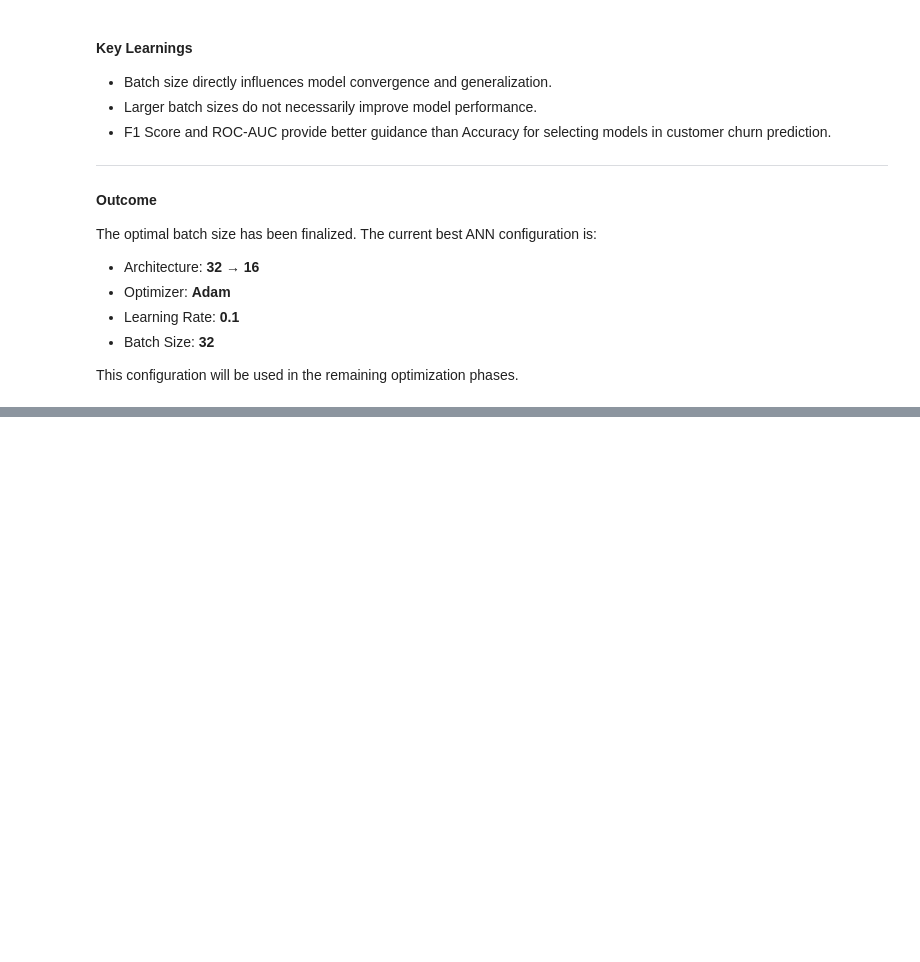
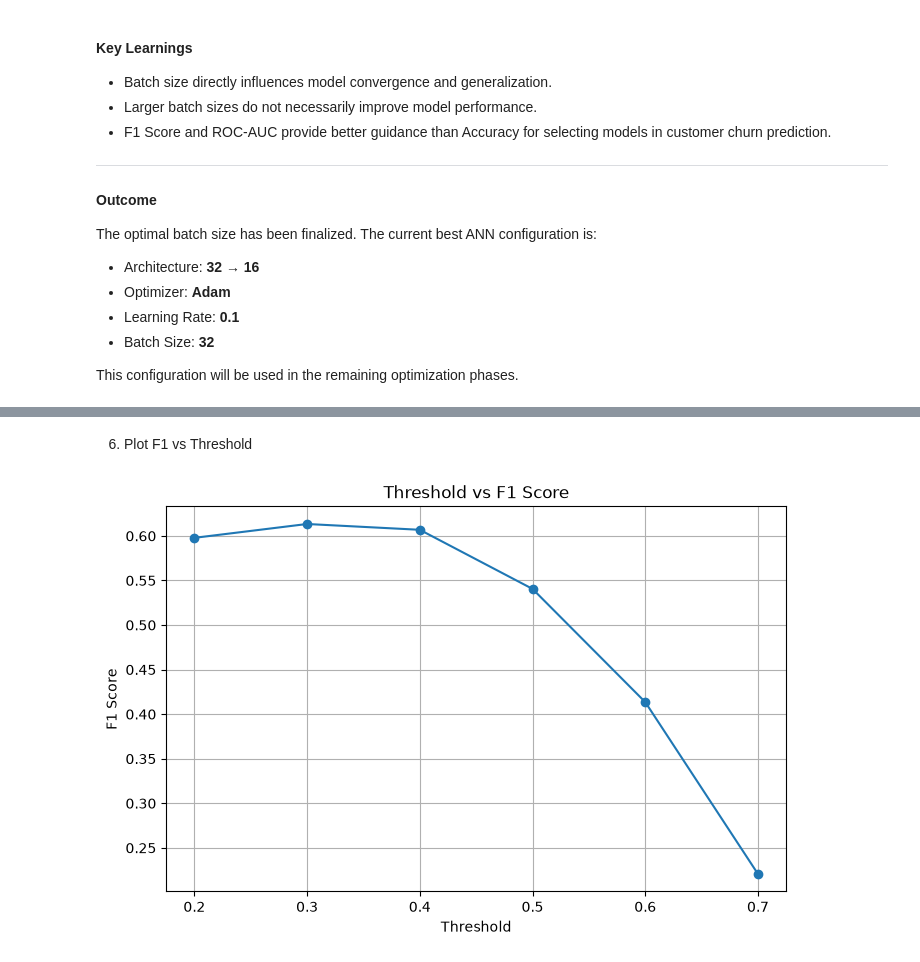
Before and after one commit to vk62945/Customer-Churn-Prediction-ANN, a Jupyter notebook: notebooks/06_Model_Optimization.ipynb, the cells around one changed output, grey strips where cells are left out. Cells and saved outputs as stored; diff of their text form; code cells hidden in the pictures; blank space fills up the shorter version.

Commit message:
Optimized prediction threshold for ANN

```diff
--- a/notebooks/06_Model_Optimization.ipynb
+++ b/notebooks/06_Model_Optimization.ipynb
@@ -805,0 +810,4 @@ This configuration will be used in the remaining optimization phases.
+# %%
+hidden_layers = [32,16]
+
+learning_rate = 0.1
@@ -805,0 +858,2 @@ This configuration will be used in the remaining optimization phases.
+# %%
+y_prob = model.predict(x_test).flatten()
@@ -805,0 +875,15 @@ This configuration will be used in the remaining optimization phases.
+# %%
+results = []
+
+for threshold in thresholds:
+
+    y_pred = (y_prob >= threshold).astype(int)
+
+    results.append({
+        "Threshold": threshold,
+        "Accuracy": accuracy_score(y_test, y_pred),
+        "Precision": precision_score(y_test, y_pred),
+        "Recall": recall_score(y_test, y_pred),
+        "F1": f1_score(y_test, y_pred),
+        "ROC-AUC": roc_auc_score(y_test, y_prob)
+    })
@@ -805,0 +892,7 @@ This configuration will be used in the remaining optimization phases.
+# %%
+results_df = pd.DataFrame(results)
+
+results_df.sort_values(
+    by="F1",
+    ascending=False
+)
@@ -805,0 +907,20 @@ This configuration will be used in the remaining optimization phases.
+# %% [markdown]
+6. Plot F1 vs Threshold
+# %%
+plt.figure(figsize=(8,5))
+
+plt.plot(
+    results_df["Threshold"],
+    results_df["F1"],
+    marker="o"
+)
+
+plt.xlabel("Threshold")
+plt.ylabel("F1 Score")
+plt.title("Threshold vs F1 Score")
+
+plt.grid(True)
+
+plt.show()
+# %% [output]
+[figure, added]
```
Also changed, not shown: parts of 12 cells of this notebook.
